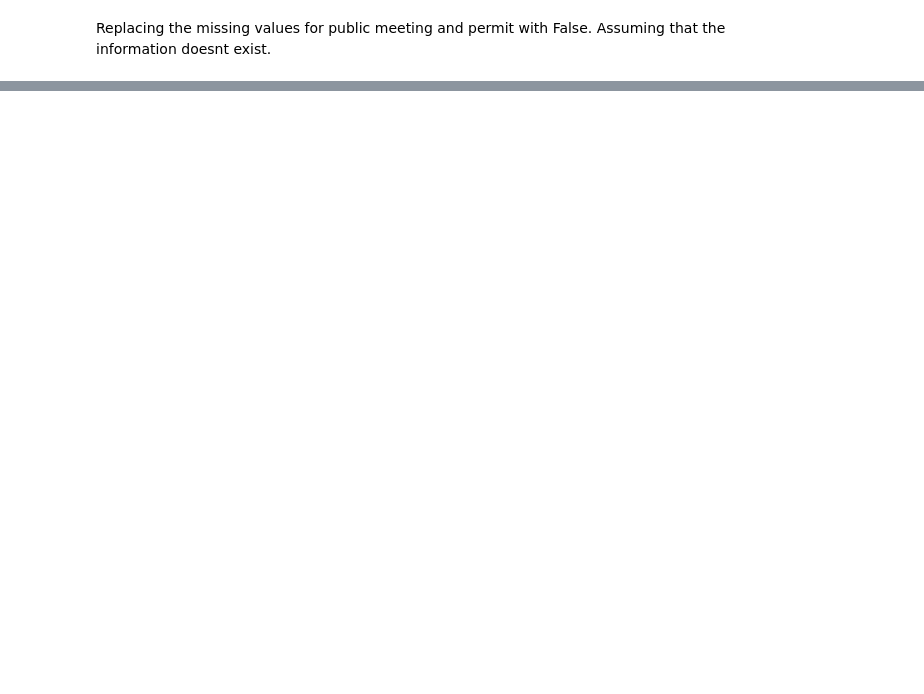
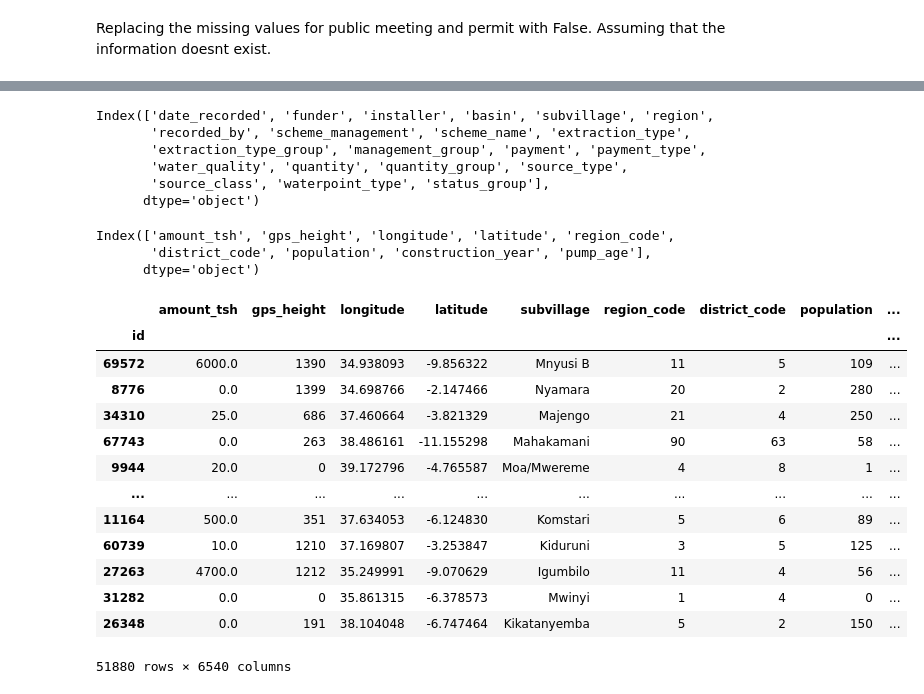
Before and after one commit to ndukukitenge/dsc-phase3-final-project, a Jupyter notebook: index.ipynb, the cells around one changed output, grey strips where cells are left out. Cells and saved outputs as stored; diff of their text form; code cells hidden in the pictures; blank space fills up the shorter version.

```diff
--- a/index.ipynb
+++ b/index.ipynb
@@ -321,8 +314,8 @@ training_df.duplicated(keep = 'first').sum()
 # %%
 # Change the data type of public_meeting and permit columns to binary for classification
-training_df[['public_meeting', 'permit']] = training_df[['public_meeting', 'permit']].astype(int)
+merged_df[['public_meeting', 'permit']] = merged_df[['public_meeting', 'permit']].astype(int)
 # Check the new data types
-training_df.info()
+merged_df.info()
 # %% [output]
 <class 'pandas.core.frame.DataFrame'>
 Int64Index: 51880 entries, 69572 to 26348
@@ -343,0 +345,9 @@ memory usage: 11.9+ MB
+# %%
+# Assign status_group column to y series
+y = merged_df['status_group']
+
+# Drop status_group and _merge to create X dataframe
+X = merged_df.drop(['status_group','_merge'], axis=1)
+
+# Print first 5 rows of X
+X.head()
@@ -343,0 +363,47 @@ memory usage: 11.9+ MB
+# %%
+#Check categorical columns in merged set
+merged_df.select_dtypes(include=['object']).columns
+# %% [output]
+Index(['date_recorded', 'funder', 'installer', 'basin', 'subvillage', 'region',
+       'recorded_by', 'scheme_management', 'scheme_name', 'extraction_type',
+       'extraction_type_group', 'management_group', 'payment', 'payment_type',
+       'water_quality', 'quantity', 'quantity_group', 'source_type',
+       'source_class', 'waterpoint_type', 'status_group'],
+      dtype='object')
+# %%
+#check numerical columns in merged set
+merged_df.select_dtypes(include=['int64', 'float64']).columns
+# %% [output]
+Index(['amount_tsh', 'gps_height', 'longitude', 'latitude', 'region_code',
+       'district_code', 'population', 'construction_year', 'pump_age'],
+      dtype='object')
+# %%
+# Create lists of categorical, numerical, and binary columns
+category_column = ['funder', 'installer', 'basin', 'region', 'scheme_management', 'scheme_name',
+       'extraction_type_group', 'management_group', 'payment_type',
+       'water_quality', 'quantity_group', 'source_type',
+       'source_class', 'waterpoint_type']
+
+numerical_column = ['amount_tsh', 'gps_height', 'longitude', 'latitude', 'region_code',
+       'district_code', 'population', 'construction_year', 'pump_age']
+
+binary_column = ['public_meeting', 'permit']
+# %%
+#create dummies for categorical colums
+X= pd.get_dummies(X, columns=category_column)
+X
+# %% [output]
+|  | amount_tsh | gps_height | longitude | latitude | subvillage | region_code | district_code | population | ... |
+| id |  |  |  |  |  |  |  |  | ... |
+| 69572 | 6000.0 | 1390 | 34.938093 | -9.856322 | Mnyusi B | 11 | 5 | 109 | ... |
+| 8776 | 0.0 | 1399 | 34.698766 | -2.147466 | Nyamara | 20 | 2 | 280 | ... |
+| 34310 | 25.0 | 686 | 37.460664 | -3.821329 | Majengo | 21 | 4 | 250 | ... |
+| 67743 | 0.0 | 263 | 38.486161 | -11.155298 | Mahakamani | 90 | 63 | 58 | ... |
+| 9944 | 20.0 | 0 | 39.172796 | -4.765587 | Moa/Mwereme | 4 | 8 | 1 | ... |
+| ... | ... | ... | ... | ... | ... | ... | ... | ... | ... |
+| 11164 | 500.0 | 351 | 37.634053 | -6.124830 | Komstari | 5 | 6 | 89 | ... |
+| 60739 | 10.0 | 1210 | 37.169807 | -3.253847 | Kiduruni | 3 | 5 | 125 | ... |
+| 27263 | 4700.0 | 1212 | 35.249991 | -9.070629 | Igumbilo | 11 | 4 | 56 | ... |
+| 31282 | 0.0 | 0 | 35.861315 | -6.378573 | Mwinyi | 1 | 4 | 0 | ... |
+| 26348 | 0.0 | 191 | 38.104048 | -6.747464 | Kikatanyemba | 5 | 2 | 150 | ... |
+51880 rows × 6540 columns
```
Also changed, not shown: parts of 14 cells of this notebook.
